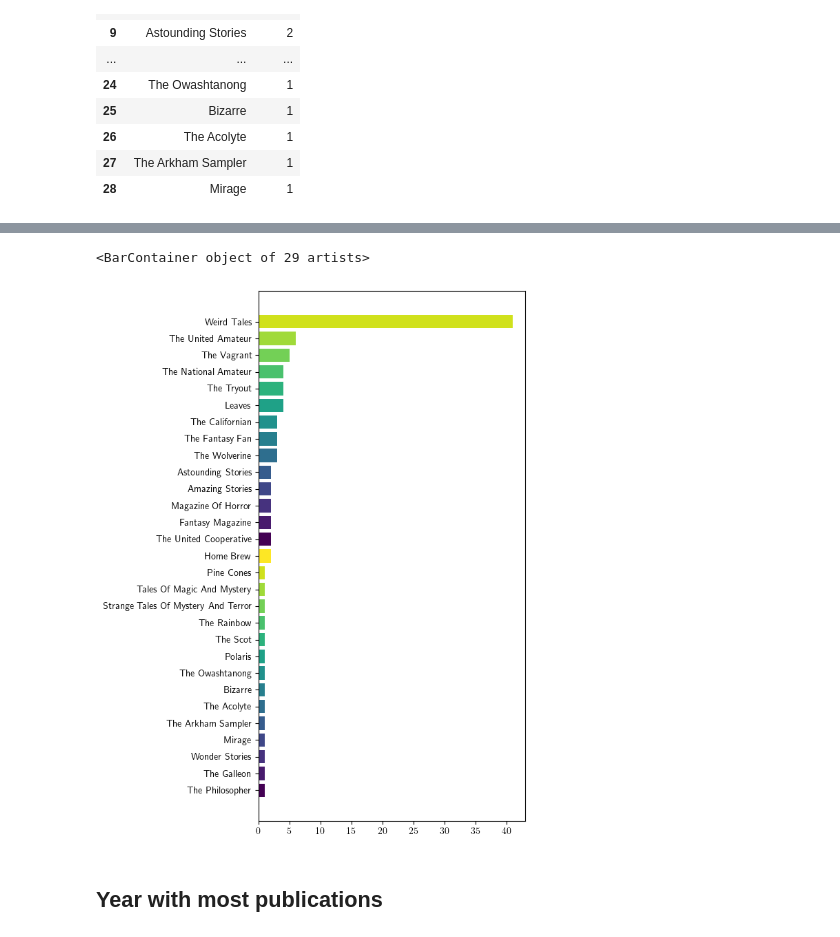
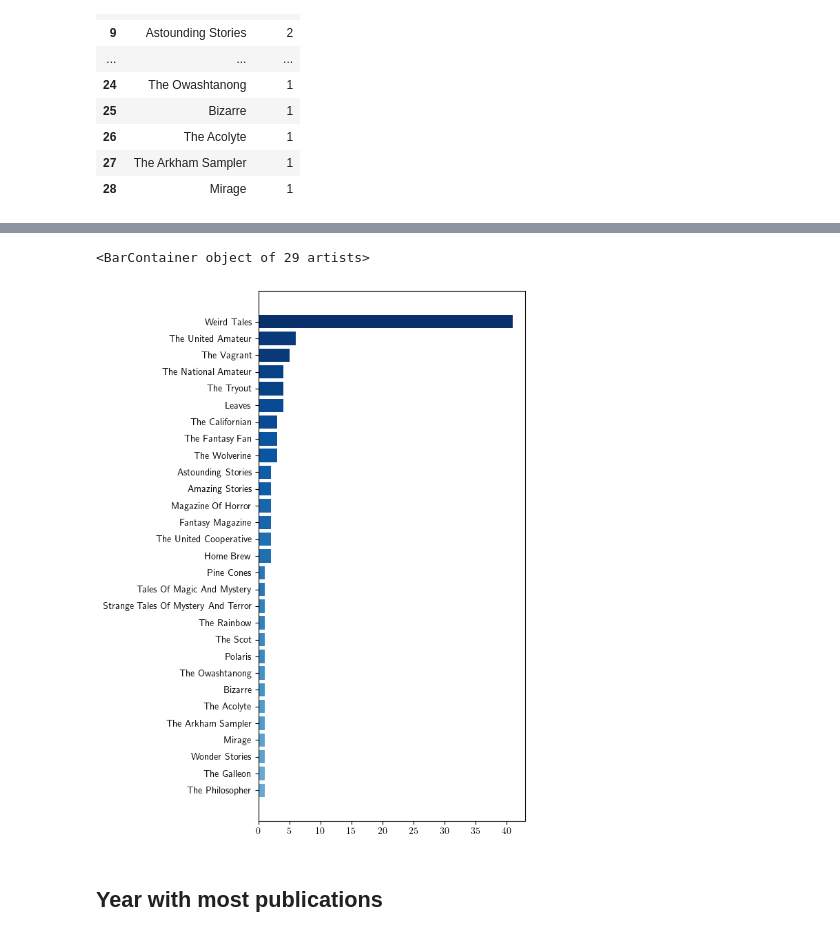
Before and after one commit to LFD103108/lovecraft, a Jupyter notebook: notebooks/data_visualization.ipynb, the cells around one changed output, grey strips where cells are left out. Saved outputs shown, nothing was run; the diff lists cells and outputs as text; code cells hidden in the pictures.

```diff
--- a/notebooks/data_visualization.ipynb
+++ b/notebooks/data_visualization.ipynb
@@ -350,15 +367,18 @@ plt.show()
 # %%
 # bar plot
 df_occurrence = df_occurrence.sort_values('count')
 fig, ax = plt.subplots(figsize = (5,10))
 
+cmap = plt.cm.Blues.resampled(2*len('number_of_texts'))
+
 ax.barh(df_occurrence['magazine'],
        df_occurrence['count'],
-       color = plt.cm.viridis(np.linspace(0, 1, len('number_of_texts'))),
+       #color = plt.cm.Blues(np.linspace(0.1, 1, len('number_of_texts'))),
+       color = cmap(np.linspace(0.5,1,2*len('number_of_texts')))
        )
 # %% [output]
 <BarContainer object of 29 artists>
-[figure, old version]
+[figure, new version]
 # %% [markdown]
 ## Year with most publications
 # %%
```
Also changed, not shown: parts of 8 cells of this notebook, 6 other files.
